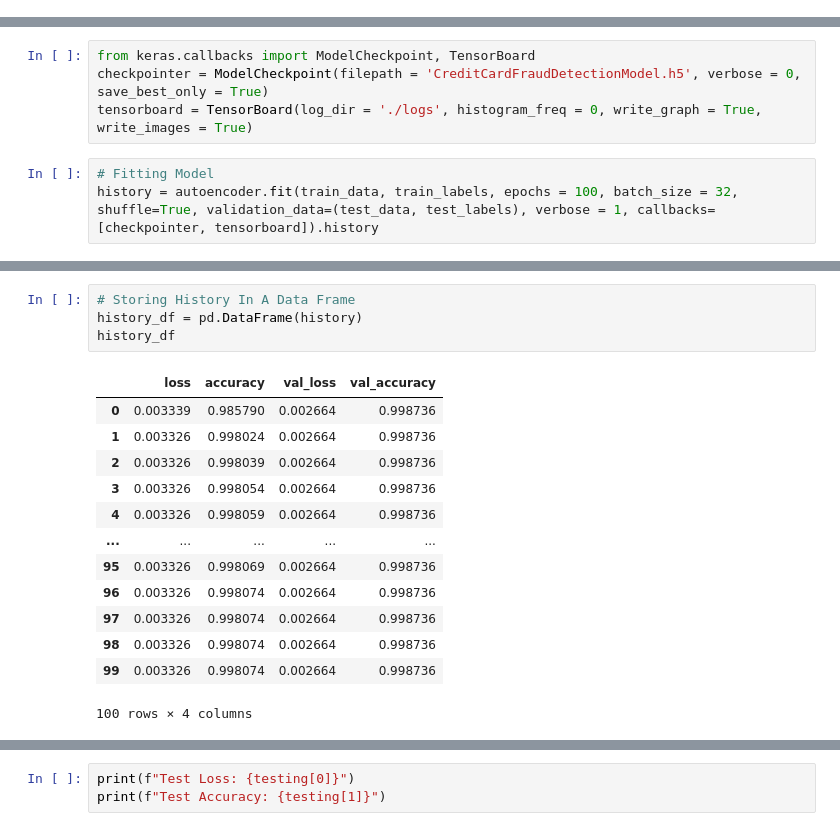
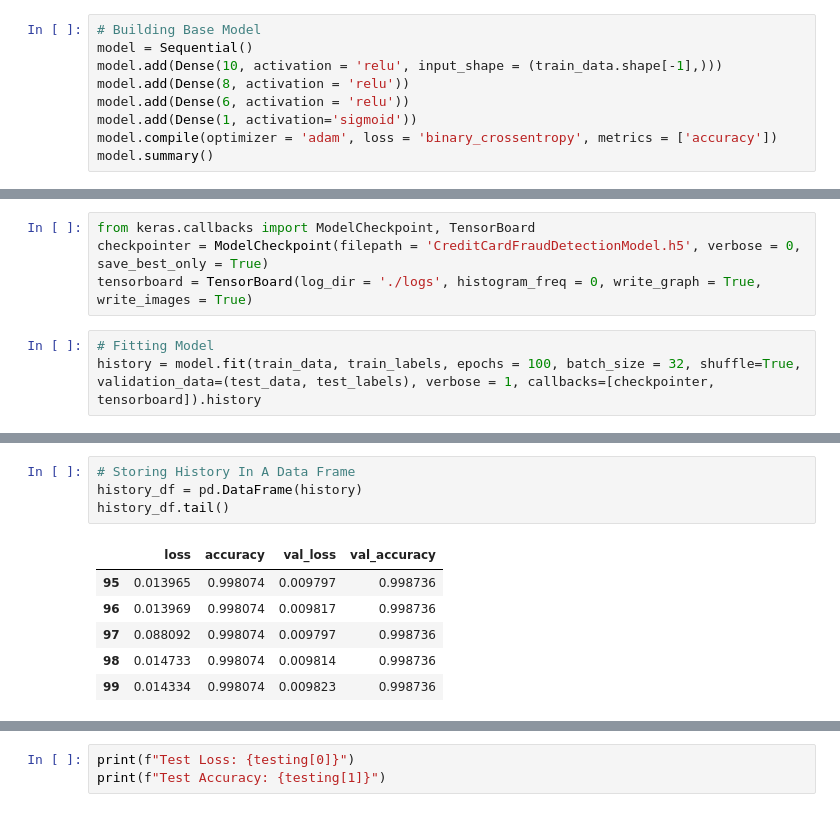
Before and after one commit to SyedHuzaifa007/PIAIC-Deep-Learning-Assignment, a Jupyter notebook: Credit_Card_Fraud_Detection_assignment.ipynb, the cells around one changed output, grey strips where cells are left out. Drawn from its saved outputs; the diff is of its cells as text.

```diff
--- a/Credit_Card_Fraud_Detection_assignment.ipynb
+++ b/Credit_Card_Fraud_Detection_assignment.ipynb
@@ -291,3 +291,12 @@ array([0, 0, 0, ..., 0, 0, 0])
 test_labels
 # %% [output]
 array([0, 0, 0, ..., 0, 0, 0])
+# %%
+# Building Base Model
+model = Sequential()
+model.add(Dense(10, activation = 'relu', input_shape = (train_data.shape[-1],)))
+model.add(Dense(8, activation = 'relu'))
+model.add(Dense(6, activation = 'relu'))
+model.add(Dense(1, activation='sigmoid'))
+model.compile(optimizer = 'adam', loss = 'binary_crossentropy', metrics = ['accuracy'])
+model.summary()
@@ -311,6 +358,6 @@ checkpointer = ModelCheckpoint(filepath = 'CreditCardFraudDetectionModel.h5', ve
 tensorboard = TensorBoard(log_dir = './logs', histogram_freq = 0, write_graph = True, write_images = True)
 # %%
 # Fitting Model
-history = autoencoder.fit(train_data, train_labels, epochs = 100, batch_size = 32, shuffle=True, validation_data=(test_data, test_labels), verbose = 1, callbacks=[checkpointer, tensorboard]).history
+history = model.fit(train_data, train_labels, epochs = 100, batch_size = 32, shuffle=True, validation_data=(test_data, test_labels), verbose = 1, callbacks=[checkpointer, tensorboard]).history
 # %% [output]
 Epoch 1/100
@@ -333,21 +380,14 @@ Epoch 100/100
 # %%
 # Storing History In A Data Frame
 history_df = pd.DataFrame(history)
-history_df
+history_df.tail()
 # %% [output]
 |  | loss | accuracy | val_loss | val_accuracy |
-| 0 | 0.003339 | 0.985790 | 0.002664 | 0.998736 |
-| 1 | 0.003326 | 0.998024 | 0.002664 | 0.998736 |
-| 2 | 0.003326 | 0.998039 | 0.002664 | 0.998736 |
-| 3 | 0.003326 | 0.998054 | 0.002664 | 0.998736 |
-| 4 | 0.003326 | 0.998059 | 0.002664 | 0.998736 |
-| ... | ... | ... | ... | ... |
-| 95 | 0.003326 | 0.998069 | 0.002664 | 0.998736 |
-| 96 | 0.003326 | 0.998074 | 0.002664 | 0.998736 |
-| 97 | 0.003326 | 0.998074 | 0.002664 | 0.998736 |
-| 98 | 0.003326 | 0.998074 | 0.002664 | 0.998736 |
-| 99 | 0.003326 | 0.998074 | 0.002664 | 0.998736 |
+| 95 | 0.013965 | 0.998074 | 0.009797 | 0.998736 |
+| 96 | 0.013969 | 0.998074 | 0.009817 | 0.998736 |
+| 97 | 0.088092 | 0.998074 | 0.009797 | 0.998736 |
+| 98 | 0.014733 | 0.998074 | 0.009814 | 0.998736 |
+| 99 | 0.014334 | 0.998074 | 0.009823 | 0.998736 |
-100 rows × 4 columns
 # %%
 # Plotting Loss
 plt.plot(history['loss'])
```
Also changed, not shown: parts of 8 cells of this notebook.
